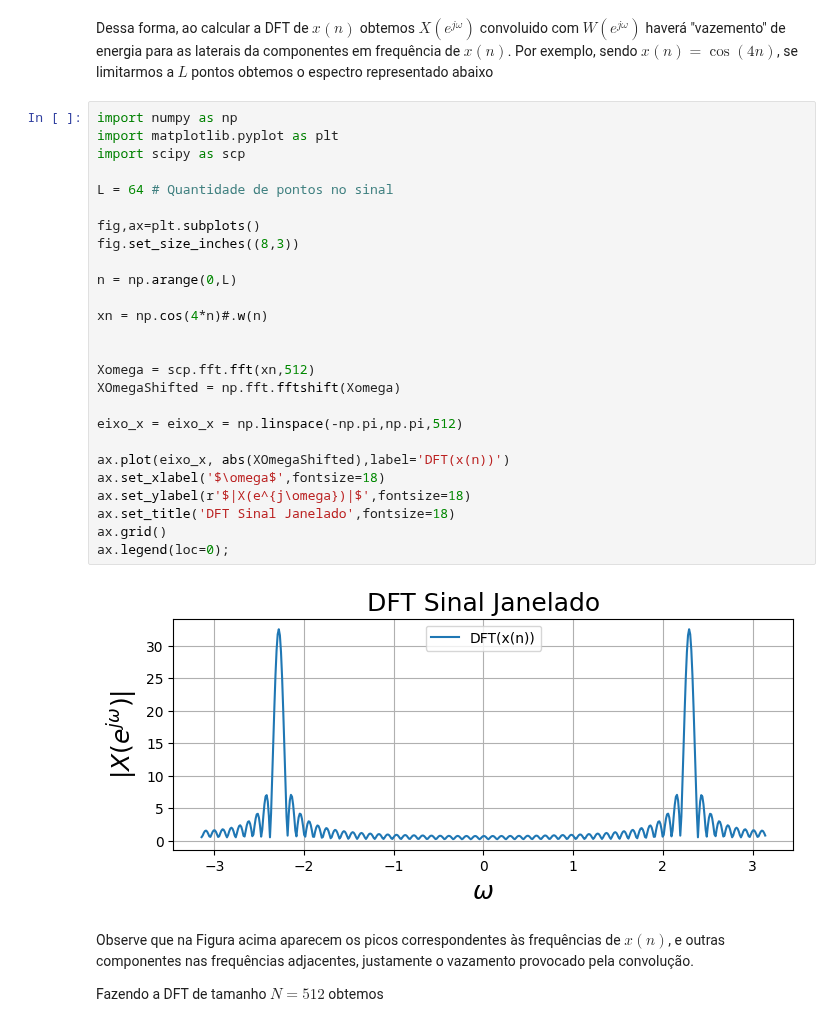
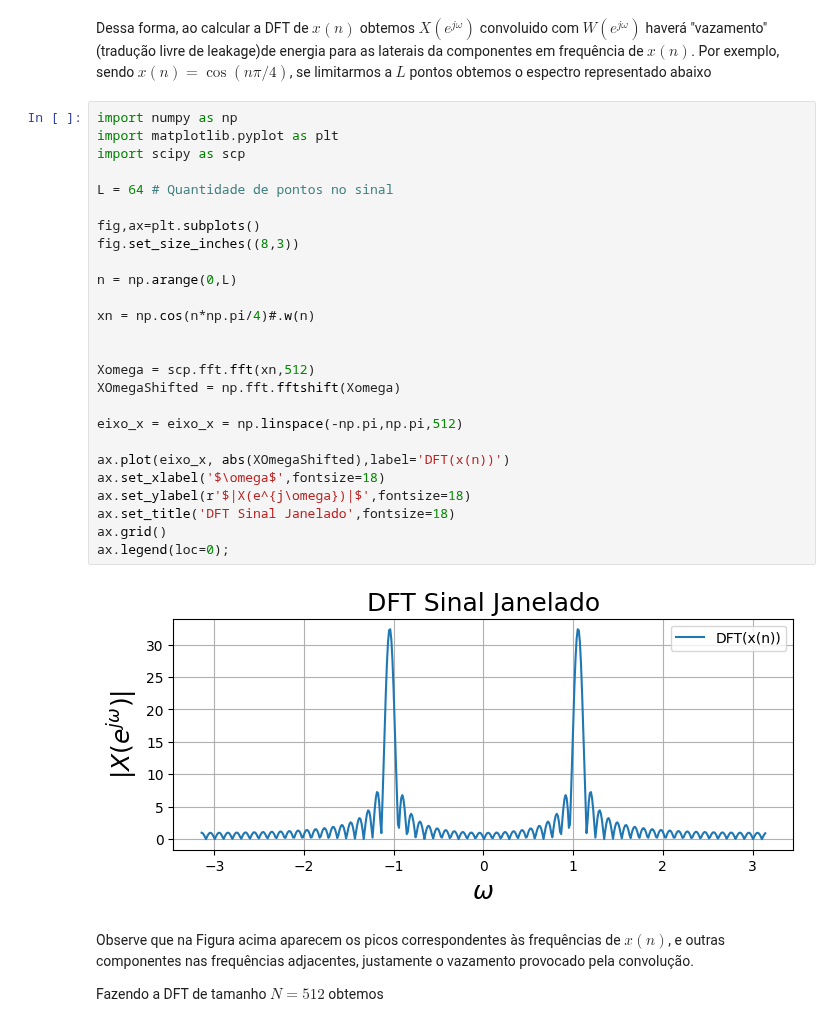
Before and after one commit to ecandeia/PDS, a Jupyter notebook: DFT/AnaliseSinaisDFT.ipynb, the cells around one changed output. Drawn from its saved outputs; the diff is of its cells as text.

```diff
--- a/DFT/AnaliseSinaisDFT.ipynb
+++ b/DFT/AnaliseSinaisDFT.ipynb
@@ -39,33 +39,33 @@ ax.legend(loc=0);
 # %% [markdown]
-Dessa forma, ao calcular a DFT de $x(n)$ obtemos $X(e^{j\omega})$ convoluido com $W(e^{j\omega})$ haverá "vazemento" de energia para as laterais da componentes em frequência de $x(n)$. Por exemplo, sendo $x(n) = \cos(4n)$, se limitarmos a $L$ pontos obtemos o espectro representado abaixo
+Dessa forma, ao calcular a DFT de $x(n)$ obtemos $X(e^{j\omega})$ convoluido com $W(e^{j\omega})$ haverá "vazamento" (tradução livre de leakage)de energia para as laterais da componentes em frequência de $x(n)$. Por exemplo, sendo $x(n) = \cos(n\pi/4)$, se limitarmos a $L$ pontos obtemos o espectro representado abaixo
 # %%
 import numpy as np
 import matplotlib.pyplot as plt
 import scipy as scp
 
 L = 64 # Quantidade de pontos no sinal
 
 fig,ax=plt.subplots()
 fig.set_size_inches((8,3))
 
 n = np.arange(0,L)
 
-xn = np.cos(4*n)#.w(n)
+xn = np.cos(n*np.pi/4)#.w(n)
 
 
 Xomega = scp.fft.fft(xn,512)
 XOmegaShifted = np.fft.fftshift(Xomega)
 
 eixo_x = eixo_x = np.linspace(-np.pi,np.pi,512)
 
 ax.plot(eixo_x, abs(XOmegaShifted),label='DFT(x(n))')
 ax.set_xlabel('$\omega$',fontsize=18)
 ax.set_ylabel(r'$|X(e^{j\omega})|$',fontsize=18)
 ax.set_title('DFT Sinal Janelado',fontsize=18)
 ax.grid()
 ax.legend(loc=0);
 # %% [output]
-[figure, old version]
+[figure, new version]
 # %% [markdown]
 Observe que na Figura acima aparecem os picos correspondentes às frequências de $x(n)$, e outras componentes nas frequências adjacentes, justamente o vazamento provocado pela convolução.
 
```
Also changed, not shown: parts of 5 cells of this notebook.
